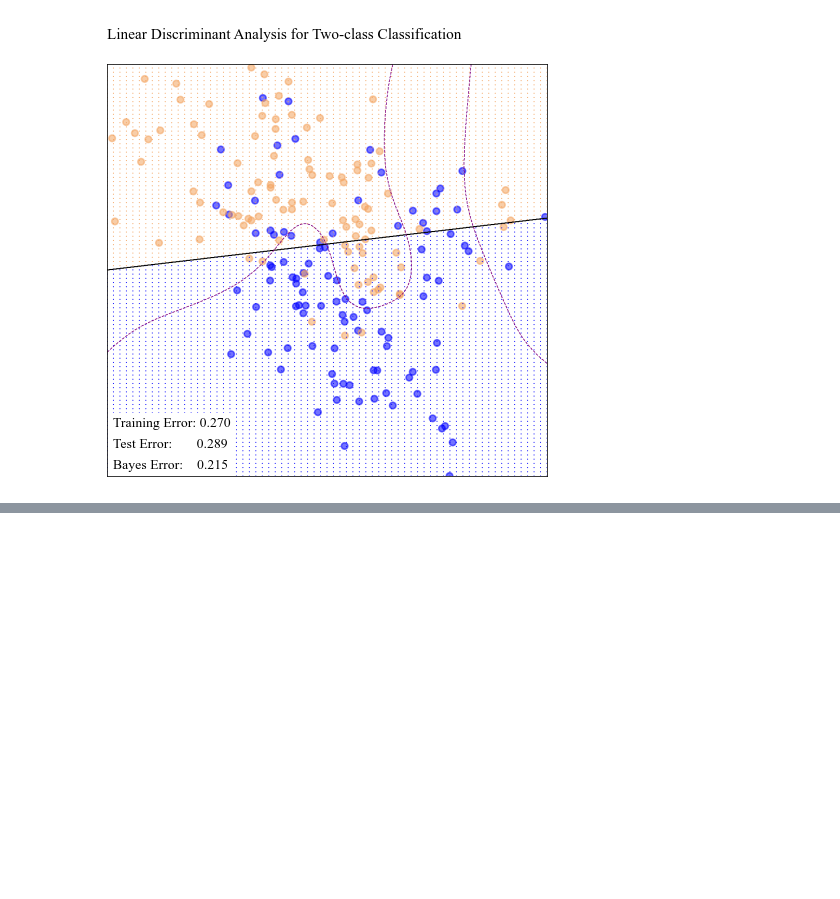
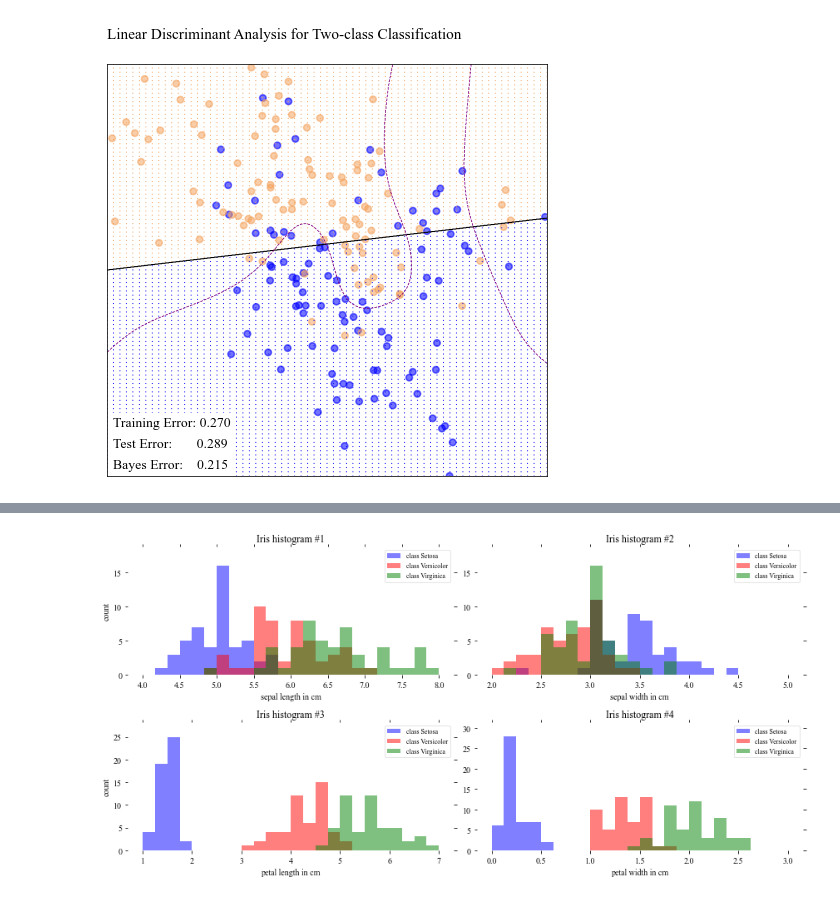
Before and after one commit to ChuckleQu/FYP---Midterm-Presentation---Generalization-of-Classification-Models, a Jupyter notebook: FYP - Midterm Presentation - Generalization of Classification Models.ipynb, the cells around one changed output, grey strips where cells are left out. Saved outputs shown, nothing was run; the diff lists cells and outputs as text; code cells hidden in the pictures; blank space fills up the shorter version.

```diff
--- a/FYP - Midterm Presentation - Generalization of Classification Models.ipynb
+++ b/FYP - Midterm Presentation - Generalization of Classification Models.ipynb
@@ -324,0 +371,43 @@ _, _ = plot_model_stat(
+# %%
+fig, axes = plt.subplots(nrows=2, ncols=2, figsize=(12,6))
+for ax,cnt in zip(axes.ravel(), range(4)):
+
+    # set bin sizes
+    min_b = math.floor(np.min(X[:,cnt]))
+    max_b = math.ceil(np.max(X[:,cnt]))
+    bins = np.linspace(min_b, max_b, 25)
+
+    # plottling the histograms
+    for lab,col in zip(range(1,4), ('blue', 'red', 'green')):
+        ax.hist(X[y==lab, cnt],
+                   color=col,
+                   label='class %s' %label_dict[lab],
+                   bins=bins,
+                   alpha=0.5,)
+    ylims = ax.get_ylim()
+
+    # plot annotation
+    leg = ax.legend(loc='upper right', fancybox=True, fontsize=8)
+    leg.get_frame().set_alpha(0.5)
+    ax.set_ylim([0, max(ylims)+2])
+    ax.set_xlabel(feature_dict[cnt])
+    ax.set_title('Iris histogram #%s' %str(cnt+1))
+
+    # hide axis ticks
+    ax.tick_params(axis="both", which="both", bottom="off", top="off",
+            labelbottom="on", left="off", right="off", labelleft="on")
+
+    # remove axis spines
+    ax.spines["top"].set_visible(False)
+    ax.spines["right"].set_visible(False)
+    ax.spines["bottom"].set_visible(False)
+    ax.spines["left"].set_visible(False)
+
+axes[0][0].set_ylabel('count')
+axes[1][0].set_ylabel('count')
+
+fig.tight_layout()
+
+plt.show()
+# %% [output]
+[figure, added]
```
Also changed, not shown: parts of 1 cell of this notebook.
